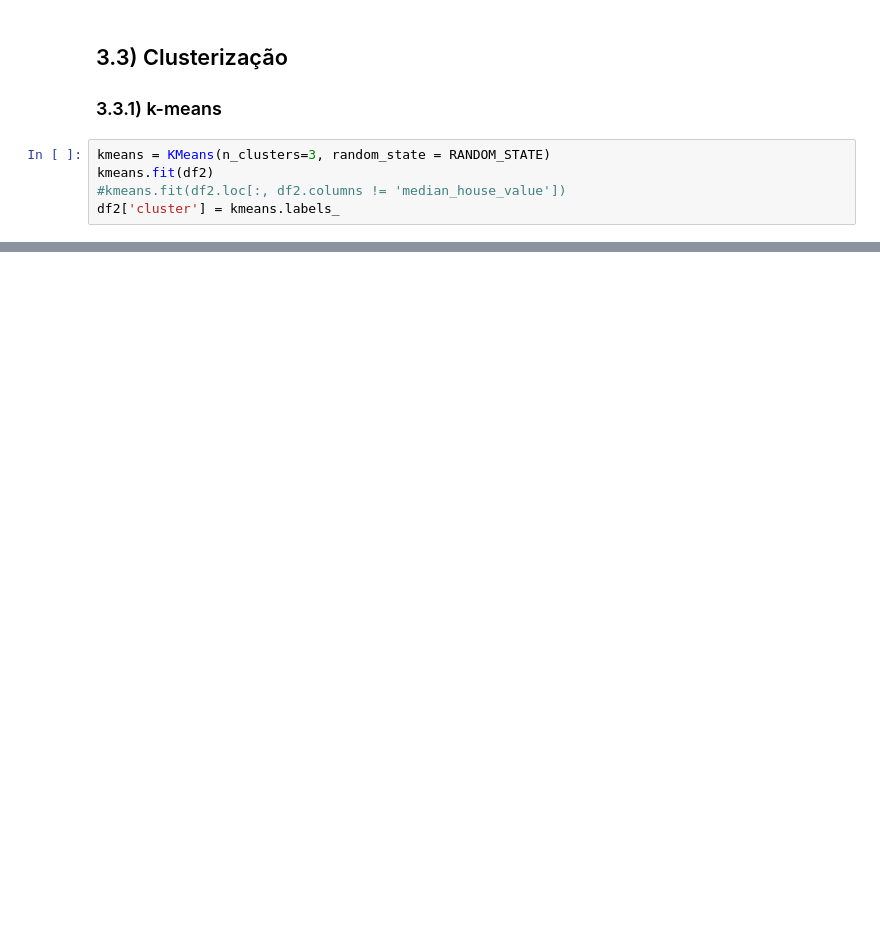
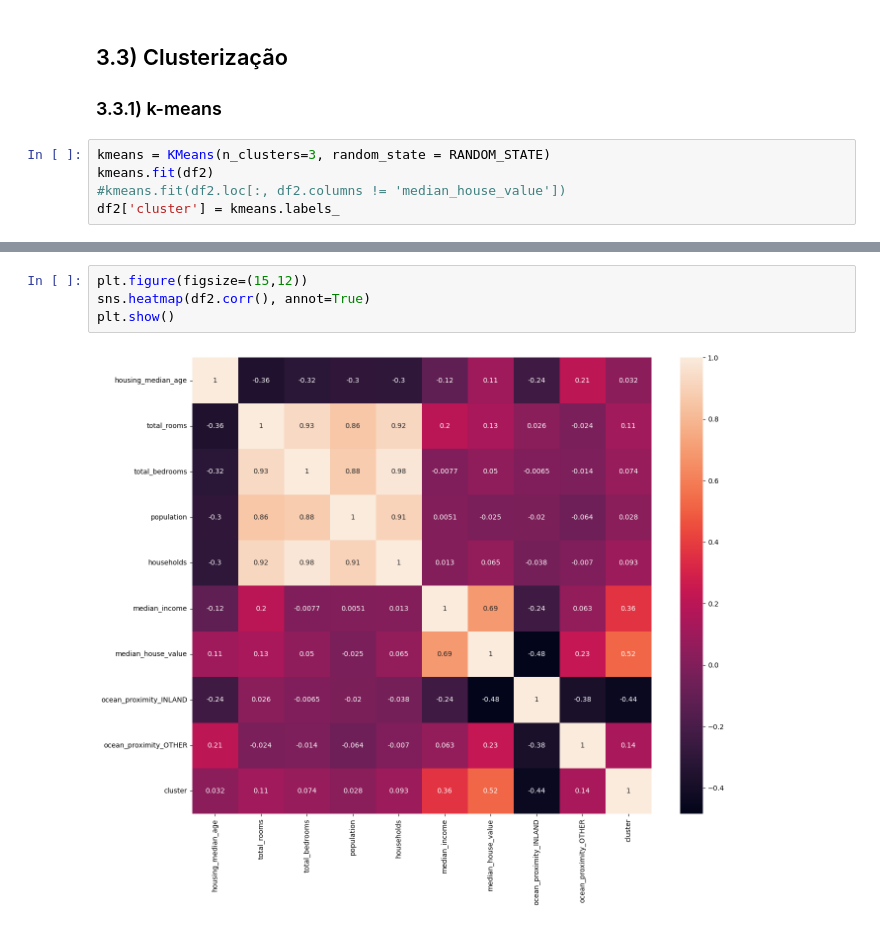
Before and after one commit to mvlaran/cienciaDeDados, a Jupyter notebook: lxai/housing/Housing.ipynb, the cells around one changed output, grey strips where cells are left out. Saved outputs shown, nothing was run; the diff lists cells and outputs as text; blank space fills up the shorter version.

```diff
--- a/lxai/housing/Housing.ipynb
+++ b/lxai/housing/Housing.ipynb
@@ -329,0 +381,6 @@ plt.show()
+# %%
+plt.figure(figsize=(15,12))
+sns.heatmap(df2.corr(), annot=True)
+plt.show()
+# %% [output]
+[figure, added]
```
Also changed, not shown: parts of 16 cells of this notebook.
